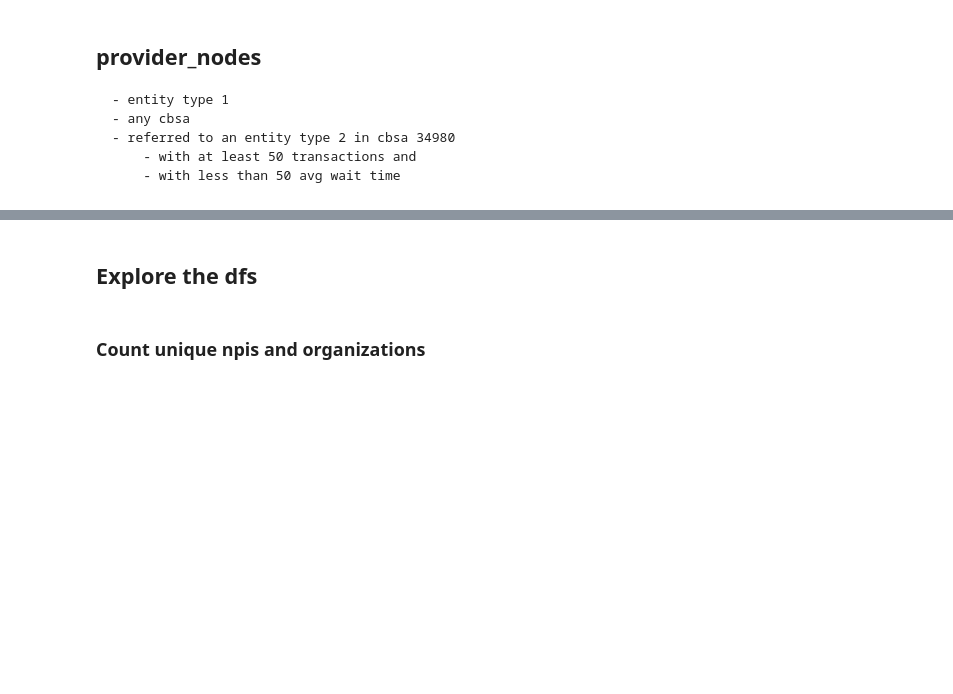
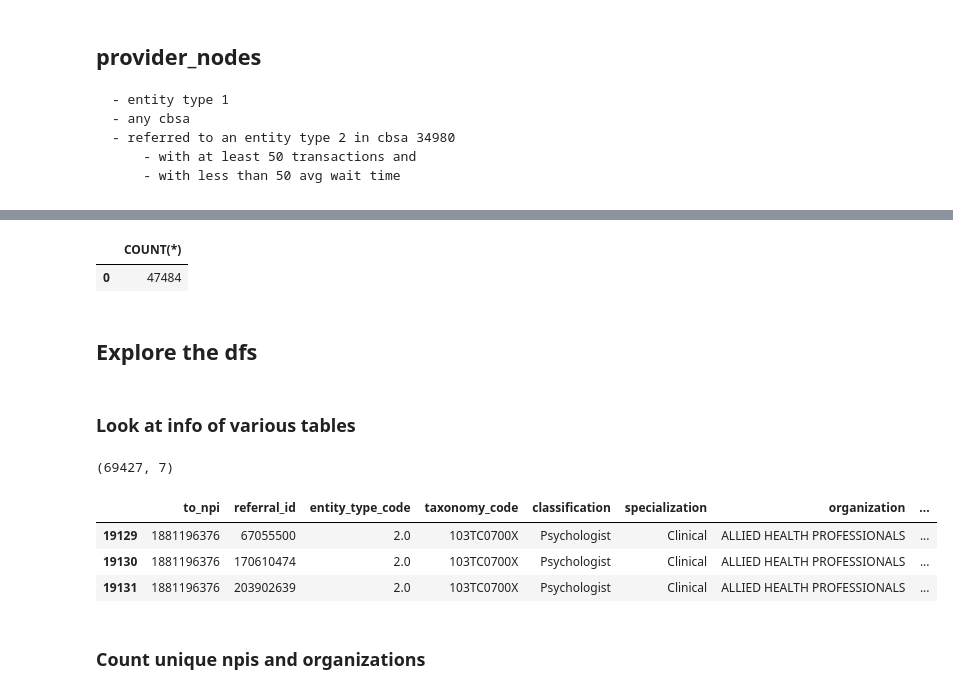
Before and after one commit to VahidehRasekhi/hop_team-hotdogs, a Jupyter notebook: scripts/hop_03_create_csv_files_for_neo4j.ipynb, the cells around one changed output, grey strips where cells are left out. Saved outputs shown, nothing was run; the diff lists cells and outputs as text; code cells hidden in the pictures; blank space fills up the shorter version.

```diff
--- a/scripts/hop_03_create_csv_files_for_neo4j.ipynb
+++ b/scripts/hop_03_create_csv_files_for_neo4j.ipynb
@@ -215,5 +215,32 @@ Wall time: 18.5 s
+# %%
+query = """
+
+SELECT COUNT(*)
+FROM zip_cbsa
+
+"""
+
+with sqlite3.connect('../data/hopteam.sqlite') as db:
+    c = pd.read_sql(query, db)
+c
+# %% [output]
+|  | COUNT(*) |
+| 0 | 47484 |
 # %% [markdown]
 ## Explore the dfs
+# %% [markdown]
+### Look at info of various tables
+# %%
+referrals.shape
+# %% [output]
+(69427, 7)
+# %%
+groups.loc[groups['state'] == 'TX']
+# %% [output]
+|  | to_npi | referral_id | entity_type_code | taxonomy_code | classification | specialization | organization | ... |
+| 19129 | 1881196376 | 67055500 | 2.0 | 103TC0700X | Psychologist | Clinical | ALLIED HEALTH PROFESSIONALS | ... |
+| 19130 | 1881196376 | 170610474 | 2.0 | 103TC0700X | Psychologist | Clinical | ALLIED HEALTH PROFESSIONALS | ... |
+| 19131 | 1881196376 | 203902639 | 2.0 | 103TC0700X | Psychologist | Clinical | ALLIED HEALTH PROFESSIONALS | ... |
 # %% [markdown]
 ### Count unique npis and organizations
 # %%
```
Also changed, not shown: parts of 7 cells of this notebook, 2 other files.
